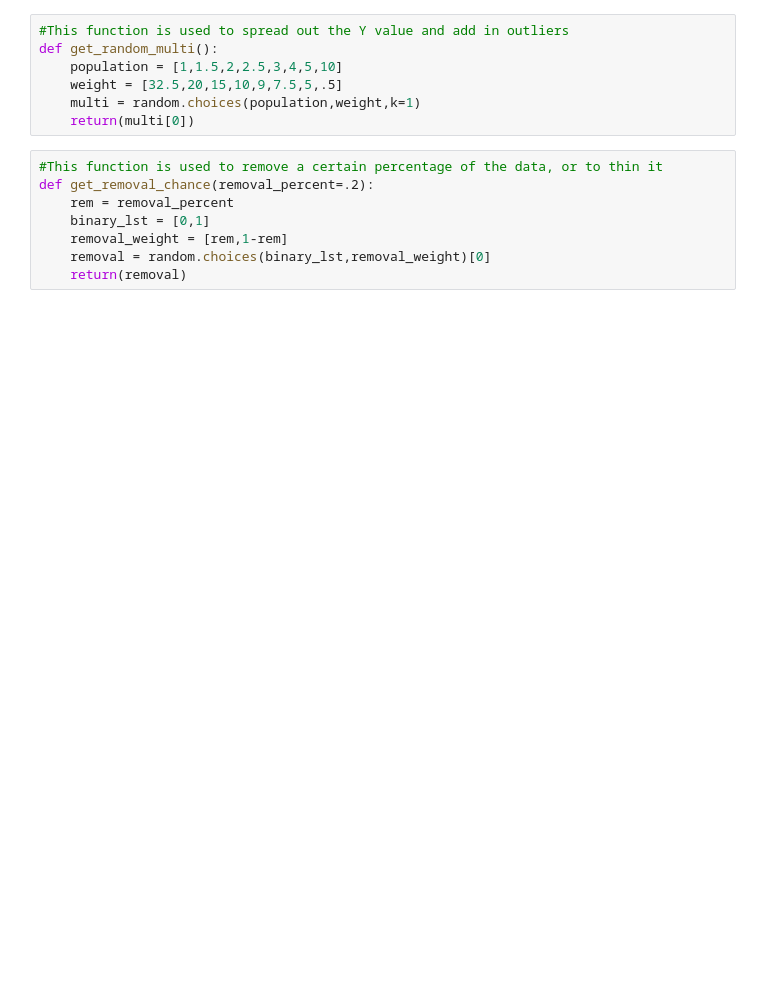
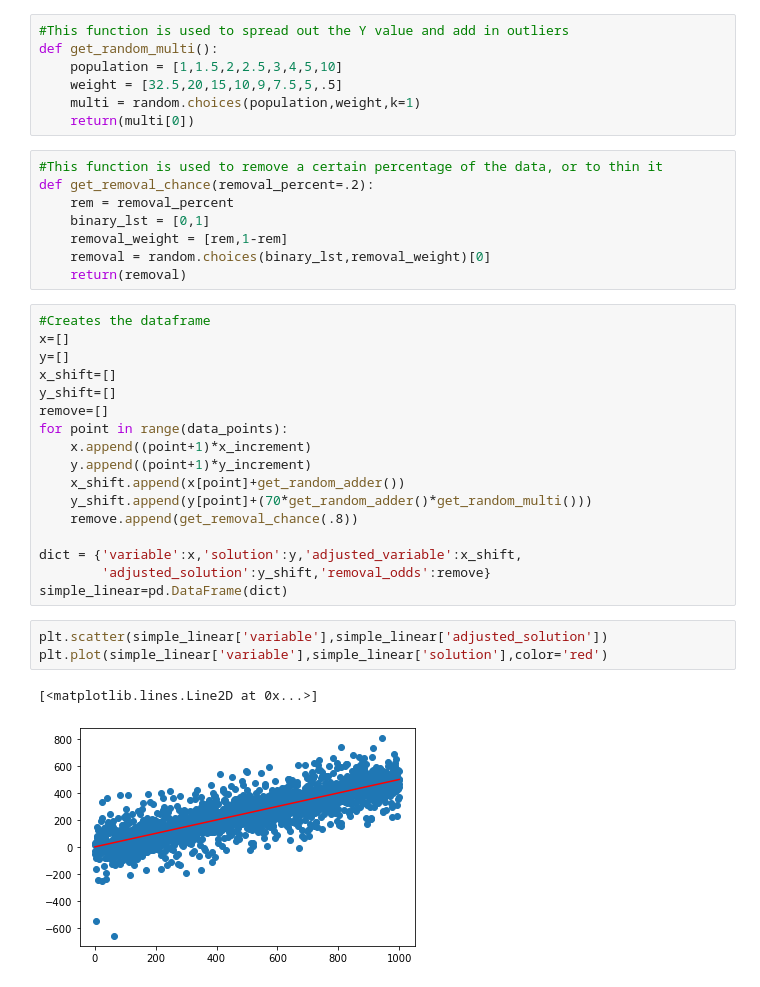
Before and after one commit to wonderbug2020/Synthetic_Data_Creation, a Jupyter notebook: Simple_Linear_Clean.ipynb, the cells around one changed output. Cells and saved outputs as stored; diff of their text form; blank space fills up the shorter version.

```diff
--- a/Simple_Linear_Clean.ipynb
+++ b/Simple_Linear_Clean.ipynb
@@ -29,3 +29,26 @@ def get_removal_chance(removal_percent=.2):
     removal_weight = [rem,1-rem]
     removal = random.choices(binary_lst,removal_weight)[0]
     return(removal)
+# %%
+#Creates the dataframe
+x=[]
+y=[]
+x_shift=[]
+y_shift=[]
+remove=[]
+for point in range(data_points):
+    x.append((point+1)*x_increment)
+    y.append((point+1)*y_increment)
+    x_shift.append(x[point]+get_random_adder())
+    y_shift.append(y[point]+(70*get_random_adder()*get_random_multi()))
+    remove.append(get_removal_chance(.8))
+
+dict = {'variable':x,'solution':y,'adjusted_variable':x_shift,
+        'adjusted_solution':y_shift,'removal_odds':remove}
+simple_linear=pd.DataFrame(dict)
+# %%
+plt.scatter(simple_linear['variable'],simple_linear['adjusted_solution'])
+plt.plot(simple_linear['variable'],simple_linear['solution'],color='red')
+# %% [output]
+[<matplotlib.lines.Line2D at 0x...>]
+[figure, added]
```
Also changed, not shown: parts of 3 cells of this notebook.
